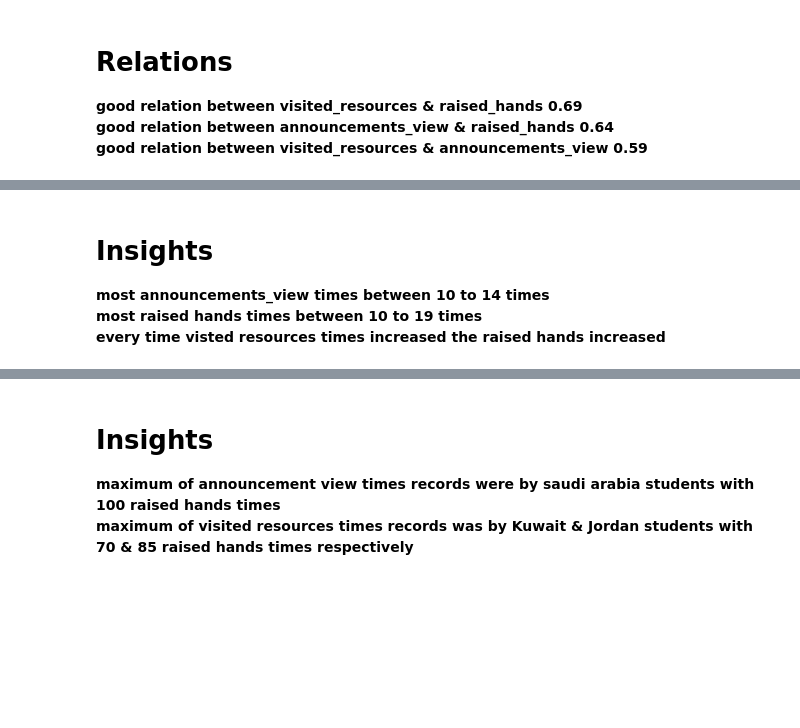
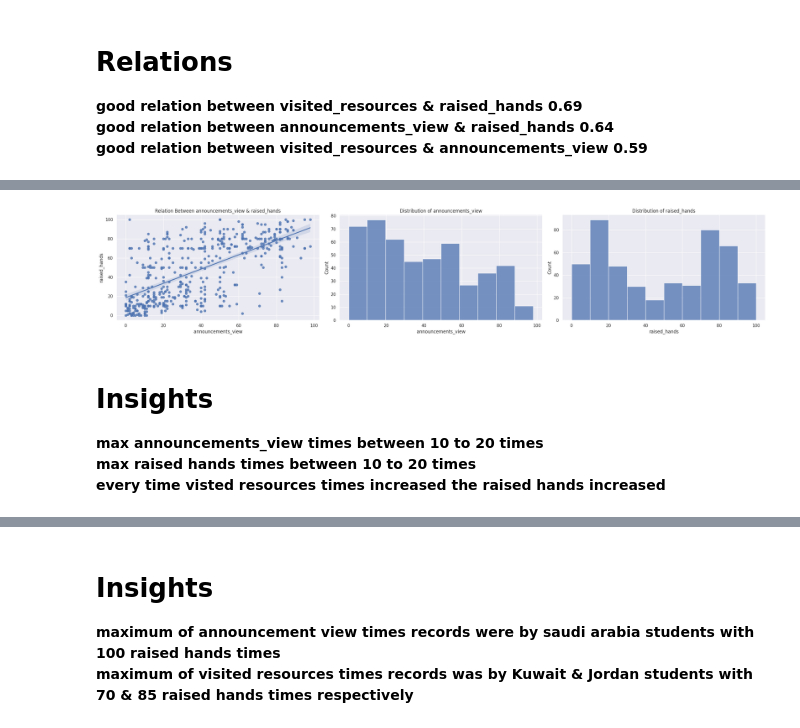
Before and after one commit to AhmAnwar/Students-Academic-Performance-Dataset_EDA, a Jupyter notebook: students-academic-performance-dataset-eda.ipynb, the cells around one changed output, grey strips where cells are left out. Saved outputs shown, nothing was run; the diff lists cells and outputs as text; code cells hidden in the pictures; blank space fills up the shorter version.

```diff
--- a/students-academic-performance-dataset-eda.ipynb
+++ b/students-academic-performance-dataset-eda.ipynb
@@ -271,12 +265,21 @@ px.scatter(data_frame=performance,\
 **every time visted resources times increased the raised hands increased**
 # %%
-# Relation Between Num of Times Student Viewed Announcements & Num of Times Student Raised His Hand
+# Relation Between announcements_view & raised_hands
 
-px.scatter(data_frame=performance,\
-           x='announcements_view',\
-           y='raised_hands',\
-           trendline='ols',\
-           marginal_x='histogram',\
-           marginal_y='histogram',\
-           title='Relation Between Num of Times Student Viewed Announcements & Num of Times Student Raised His Hand')
+plt.figure(figsize= (25, 5))
+
+plt.subplot(1, 3, 1)
+sns.regplot(data= df, x= 'announcements_view', y= 'raised_hands')
+plt.title('Relation Between announcements_view & raised_hands')
+
+plt.subplot(1, 3, 2)
+sns.histplot(data= df, x= 'announcements_view', bins= 10)
+plt.title('Distribution of announcements_view')
+
+plt.subplot(1, 3, 3)
+sns.histplot(data= df, x= 'raised_hands', bins= 10)
+plt.title('Distribution of raised_hands')
+
+plt.tight_layout()
+plt.show()
 # %% [output]
@@ -284,7 +286,8 @@ px.scatter(data_frame=performance,\
+[figure, added]
 # %% [markdown]
 # Insights
-**most announcements_view times between 10 to 14 times**
-**most raised hands times between 10 to 19 times**
+**max announcements_view times between 10 to 20 times**
+**max raised hands times between 10 to 20 times**
 **every time visted resources times increased the raised hands increased**
 # %%
 # relation between visited resourses times & announcements view times regarding to the gender of student
```
Also changed, not shown: parts of 22 cells of this notebook.
